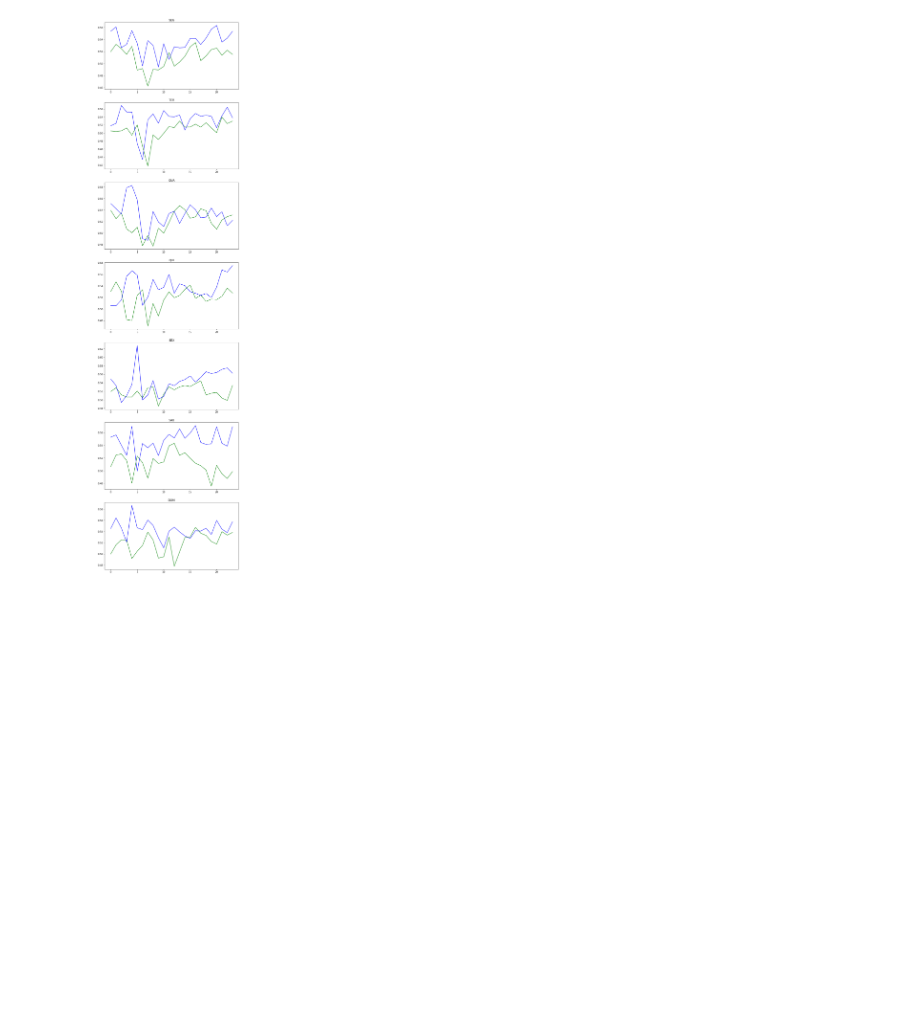
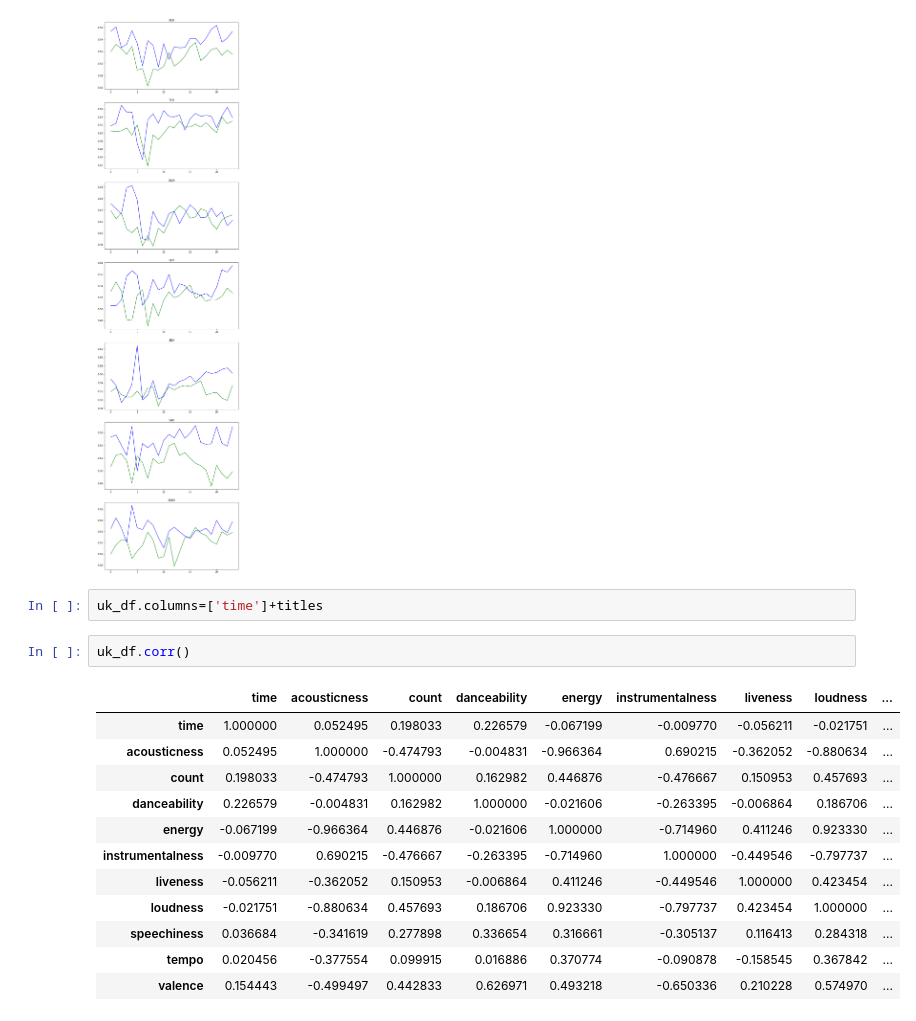
Before and after one commit to if1015-datascience-ufpe/2018-1-projeto-fb, a Jupyter notebook: Untitled1.ipynb, the cells around one changed output. Saved outputs shown, nothing was run; the diff lists cells and outputs as text; blank space fills up the shorter version.

```diff
--- a/Untitled1.ipynb
+++ b/Untitled1.ipynb
@@ -76,3 +93,20 @@ for x in range(0,7):
 plt.show()
 # %% [output]
 [figure]
+# %%
+uk_df.columns=['time']+titles
+# %%
+uk_df.corr()
+# %% [output]
+|  | time | acousticness | count | danceability | energy | instrumentalness | liveness | loudness | ... |
+| time | 1.000000 | 0.052495 | 0.198033 | 0.226579 | -0.067199 | -0.009770 | -0.056211 | -0.021751 | ... |
+| acousticness | 0.052495 | 1.000000 | -0.474793 | -0.004831 | -0.966364 | 0.690215 | -0.362052 | -0.880634 | ... |
+| count | 0.198033 | -0.474793 | 1.000000 | 0.162982 | 0.446876 | -0.476667 | 0.150953 | 0.457693 | ... |
+| danceability | 0.226579 | -0.004831 | 0.162982 | 1.000000 | -0.021606 | -0.263395 | -0.006864 | 0.186706 | ... |
+| energy | -0.067199 | -0.966364 | 0.446876 | -0.021606 | 1.000000 | -0.714960 | 0.411246 | 0.923330 | ... |
+| instrumentalness | -0.009770 | 0.690215 | -0.476667 | -0.263395 | -0.714960 | 1.000000 | -0.449546 | -0.797737 | ... |
+| liveness | -0.056211 | -0.362052 | 0.150953 | -0.006864 | 0.411246 | -0.449546 | 1.000000 | 0.423454 | ... |
+| loudness | -0.021751 | -0.880634 | 0.457693 | 0.186706 | 0.923330 | -0.797737 | 0.423454 | 1.000000 | ... |
+| speechiness | 0.036684 | -0.341619 | 0.277898 | 0.336654 | 0.316661 | -0.305137 | 0.116413 | 0.284318 | ... |
+| tempo | 0.020456 | -0.377554 | 0.099915 | 0.016886 | 0.370774 | -0.090878 | -0.158545 | 0.367842 | ... |
+| valence | 0.154443 | -0.499497 | 0.442833 | 0.626971 | 0.493218 | -0.650336 | 0.210228 | 0.574970 | ... |
```
Also changed, not shown: parts of 3 cells of this notebook, 24 other files.
